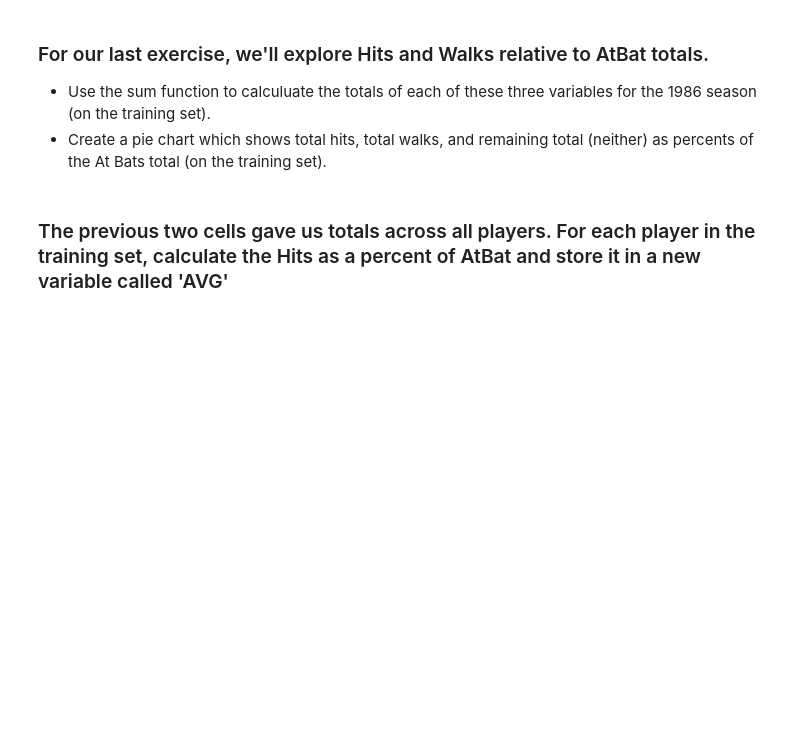
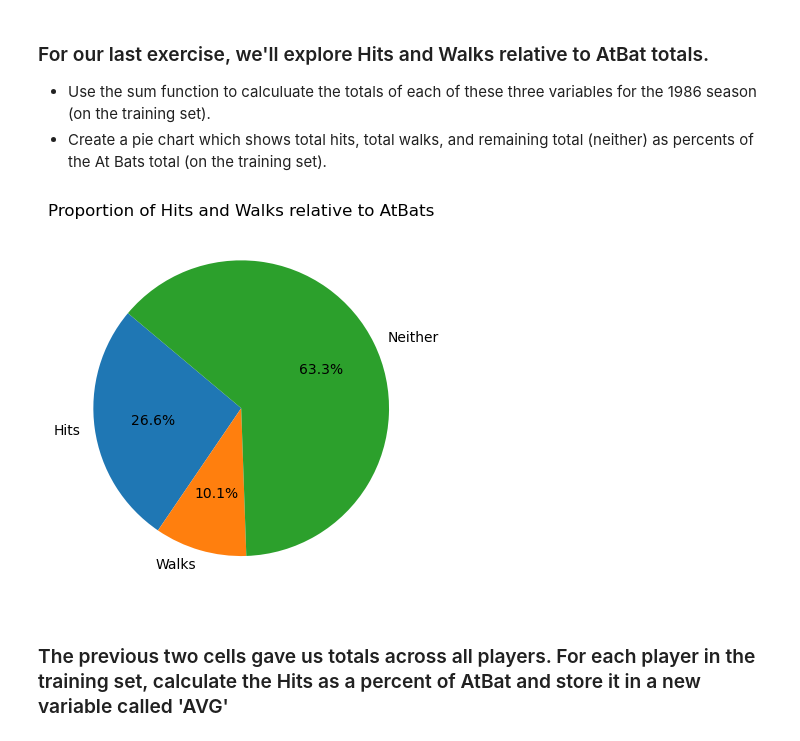
Before and after one commit to edward-lundy/code_2600, a Jupyter notebook: mod03_eda.ipynb, the cells around one changed output. Saved outputs shown, nothing was run; the diff lists cells and outputs as text; code cells hidden in the pictures; blank space fills up the shorter version.

```diff
--- a/mod03_eda.ipynb
+++ b/mod03_eda.ipynb
@@ -139,14 +217,19 @@ Hint: the 'len' magic method returns the number of rows of a dataFrame.
 - Use the sum function to calculuate the totals of each of these three variables for the 1986 season (on the training set).
 - Create a pie chart which shows total hits, total walks, and remaining total (neither) as percents of the At Bats total (on the training set).
 # %%
-TotHits = #fillin
-TotWalks = #fillin
-TotAtBat = #fillin
+TotHits = Train['Hits'].sum()
+TotWalks = Train['Walks'].sum()
+TotAtBat = Train['AtBat'].sum()
 
 Labels = ['Hits', 'Walks', 'Neither']
 Totals = [TotHits, TotWalks, TotAtBat-TotHits-TotWalks]
 # %%
-# pie chart
+
+plt.pie(Totals, labels=Labels, autopct='%1.1f%%', startangle=140)
+plt.title('Proportion of Hits and Walks relative to AtBats')
+plt.show()
+# %% [output]
+[figure, added]
 # %% [markdown]
 ### The previous two cells gave us totals across all players. For each player in the training set, calculate the Hits as a percent of AtBat and store it in a new variable called 'AVG'
 # %%
```
Also changed, not shown: parts of 17 cells of this notebook.
